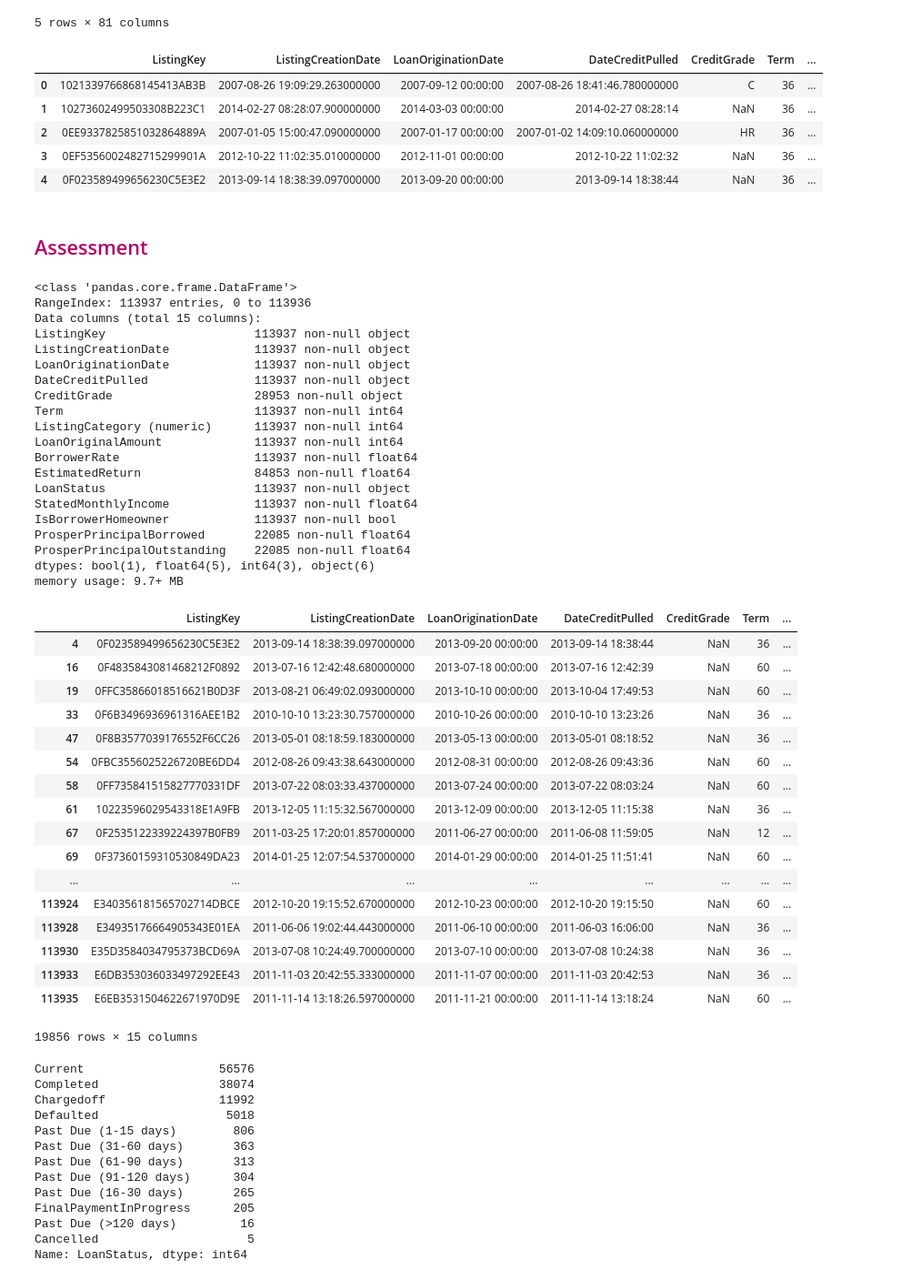
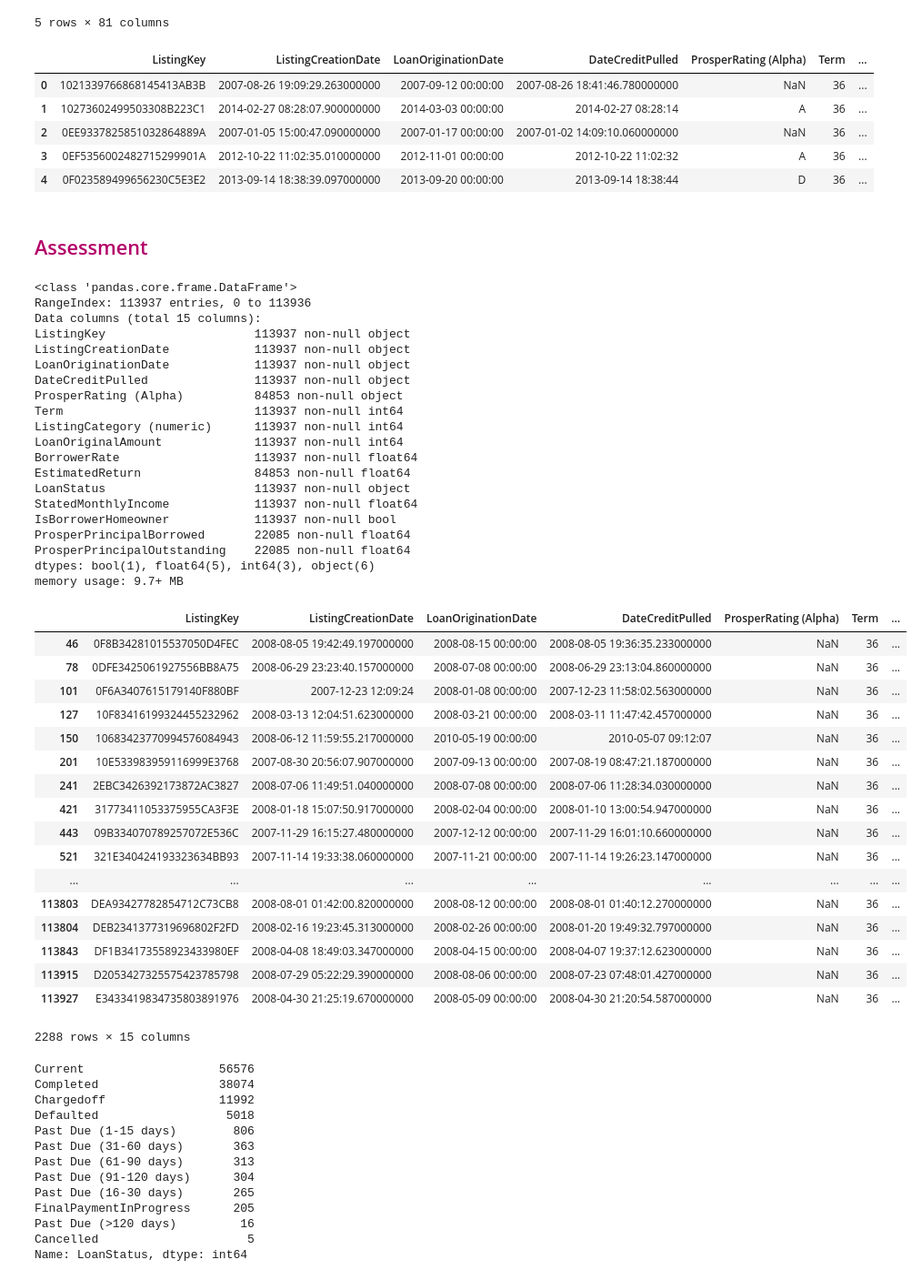
Before and after one commit to jovanmedfordDataAnalyst/loan-data-from-prosper, a Jupyter notebook: loan-analysis.ipynb, the cells around one changed output. Shown: that part at 91% size. Saved outputs shown, nothing was run; the diff lists cells and outputs as text; code cells hidden in the pictures.

Commit message:
chore: Swap Credit rate for ProsperRating

```diff
--- a/loan-analysis.ipynb
+++ b/loan-analysis.ipynb
@@ -23,16 +23,16 @@ df.head()
 | 4 | 0F023589499656230C5E3E2 | 909464 | 2013-09-14 18:38:39.097000000 | NaN | 36 | Current | NaN | ... |
 5 rows × 81 columns
 # %%
-keys = ["ListingKey","ListingCreationDate","LoanOriginationDate","DateCreditPulled","CreditGrade","Term","ListingCategory (numeric)","LoanOriginalAmount","BorrowerRate","EstimatedReturn","LoanStatus","StatedMonthlyIncome","IsBorrowerHomeowner","ProsperPrincipalBorrowed","ProsperPrincipalOutstanding"]
+keys = ["ListingKey","ListingCreationDate","LoanOriginationDate","DateCreditPulled","ProsperRating (Alpha)","Term","ListingCategory (numeric)","LoanOriginalAmount","BorrowerRate","EstimatedReturn","LoanStatus","StatedMonthlyIncome","IsBorrowerHomeowner","ProsperPrincipalBorrowed","ProsperPrincipalOutstanding"]
 # %%
 df[keys].head()
 # %% [output]
-|  | ListingKey | ListingCreationDate | LoanOriginationDate | DateCreditPulled | CreditGrade | Term | ... |
-| 0 | 1021339766868145413AB3B | 2007-08-26 19:09:29.263000000 | 2007-09-12 00:00:00 | 2007-08-26 18:41:46.780000000 | C | 36 | ... |
-| 1 | 10273602499503308B223C1 | 2014-02-27 08:28:07.900000000 | 2014-03-03 00:00:00 | 2014-02-27 08:28:14 | NaN | 36 | ... |
-| 2 | 0EE9337825851032864889A | 2007-01-05 15:00:47.090000000 | 2007-01-17 00:00:00 | 2007-01-02 14:09:10.060000000 | HR | 36 | ... |
-| 3 | 0EF5356002482715299901A | 2012-10-22 11:02:35.010000000 | 2012-11-01 00:00:00 | 2012-10-22 11:02:32 | NaN | 36 | ... |
-| 4 | 0F023589499656230C5E3E2 | 2013-09-14 18:38:39.097000000 | 2013-09-20 00:00:00 | 2013-09-14 18:38:44 | NaN | 36 | ... |
+|  | ListingKey | ListingCreationDate | LoanOriginationDate | DateCreditPulled | ProsperRating (Alpha) | Term | ... |
+| 0 | 1021339766868145413AB3B | 2007-08-26 19:09:29.263000000 | 2007-09-12 00:00:00 | 2007-08-26 18:41:46.780000000 | NaN | 36 | ... |
+| 1 | 10273602499503308B223C1 | 2014-02-27 08:28:07.900000000 | 2014-03-03 00:00:00 | 2014-02-27 08:28:14 | A | 36 | ... |
+| 2 | 0EE9337825851032864889A | 2007-01-05 15:00:47.090000000 | 2007-01-17 00:00:00 | 2007-01-02 14:09:10.060000000 | NaN | 36 | ... |
+| 3 | 0EF5356002482715299901A | 2012-10-22 11:02:35.010000000 | 2012-11-01 00:00:00 | 2012-10-22 11:02:32 | A | 36 | ... |
+| 4 | 0F023589499656230C5E3E2 | 2013-09-14 18:38:39.097000000 | 2013-09-20 00:00:00 | 2013-09-14 18:38:44 | D | 36 | ... |
 # %%
 loans = df[keys]
 # %% [markdown]
@@ -47,7 +47,7 @@ ListingKey                     113937 non-null object
 ListingCreationDate            113937 non-null object
 LoanOriginationDate            113937 non-null object
 DateCreditPulled               113937 non-null object
-CreditGrade                    28953 non-null object
+ProsperRating (Alpha)          84853 non-null object
 Term                           113937 non-null int64
 ListingCategory (numeric)      113937 non-null int64
 LoanOriginalAmount             113937 non-null int64
@@ -61,26 +61,26 @@ ProsperPrincipalOutstanding    22085 non-null float64
 dtypes: bool(1), float64(5), int64(3), object(6)
 memory usage: 9.7+ MB
 # %%
-loans[(loans["CreditGrade"].isnull()) & (loans["ProsperPrincipalBorrowed"].notnull())]
+loans[(loans["ProsperRating (Alpha)"].isnull()) & (loans["ProsperPrincipalBorrowed"].notnull())]
 # %% [output]
-|  | ListingKey | ListingCreationDate | LoanOriginationDate | DateCreditPulled | CreditGrade | Term | ... |
-| 4 | 0F023589499656230C5E3E2 | 2013-09-14 18:38:39.097000000 | 2013-09-20 00:00:00 | 2013-09-14 18:38:44 | NaN | 36 | ... |
-| 16 | 0F4835843081468212F0892 | 2013-07-16 12:42:48.680000000 | 2013-07-18 00:00:00 | 2013-07-16 12:42:39 | NaN | 60 | ... |
-| 19 | 0FFC35866018516621B0D3F | 2013-08-21 06:49:02.093000000 | 2013-10-10 00:00:00 | 2013-10-04 17:49:53 | NaN | 60 | ... |
-| 33 | 0F6B3496936961316AEE1B2 | 2010-10-10 13:23:30.757000000 | 2010-10-26 00:00:00 | 2010-10-10 13:23:26 | NaN | 36 | ... |
-| 47 | 0F8B3577039176552F6CC26 | 2013-05-01 08:18:59.183000000 | 2013-05-13 00:00:00 | 2013-05-01 08:18:52 | NaN | 36 | ... |
-| 54 | 0FBC3556025226720BE6DD4 | 2012-08-26 09:43:38.643000000 | 2012-08-31 00:00:00 | 2012-08-26 09:43:36 | NaN | 60 | ... |
-| 58 | 0FF735841515827770331DF | 2013-07-22 08:03:33.437000000 | 2013-07-24 00:00:00 | 2013-07-22 08:03:24 | NaN | 60 | ... |
-| 61 | 10223596029543318E1A9FB | 2013-12-05 11:15:32.567000000 | 2013-12-09 00:00:00 | 2013-12-05 11:15:38 | NaN | 36 | ... |
-| 67 | 0F2535122339224397B0FB9 | 2011-03-25 17:20:01.857000000 | 2011-06-27 00:00:00 | 2011-06-08 11:59:05 | NaN | 12 | ... |
-| 69 | 0F37360159310530849DA23 | 2014-01-25 12:07:54.537000000 | 2014-01-29 00:00:00 | 2014-01-25 11:51:41 | NaN | 60 | ... |
+|  | ListingKey | ListingCreationDate | LoanOriginationDate | DateCreditPulled | ProsperRating (Alpha) | Term | ... |
+| 46 | 0F8B34281015537050D4FEC | 2008-08-05 19:42:49.197000000 | 2008-08-15 00:00:00 | 2008-08-05 19:36:35.233000000 | NaN | 36 | ... |
+| 78 | 0DFE3425061927556BB8A75 | 2008-06-29 23:23:40.157000000 | 2008-07-08 00:00:00 | 2008-06-29 23:13:04.860000000 | NaN | 36 | ... |
+| 101 | 0F6A3407615179140F880BF | 2007-12-23 12:09:24 | 2008-01-08 00:00:00 | 2007-12-23 11:58:02.563000000 | NaN | 36 | ... |
+| 127 | 10F83416199324455232962 | 2008-03-13 12:04:51.623000000 | 2008-03-21 00:00:00 | 2008-03-11 11:47:42.457000000 | NaN | 36 | ... |
+| 150 | 10683423770994576084943 | 2008-06-12 11:59:55.217000000 | 2010-05-19 00:00:00 | 2010-05-07 09:12:07 | NaN | 36 | ... |
+| 201 | 10E533983959116999E3768 | 2007-08-30 20:56:07.907000000 | 2007-09-13 00:00:00 | 2007-08-19 08:47:21.187000000 | NaN | 36 | ... |
+| 241 | 2EBC3426392173872AC3827 | 2008-07-06 11:49:51.040000000 | 2008-07-08 00:00:00 | 2008-07-06 11:28:34.030000000 | NaN | 36 | ... |
+| 421 | 31773411053375955CA3F3E | 2008-01-18 15:07:50.917000000 | 2008-02-04 00:00:00 | 2008-01-10 13:00:54.947000000 | NaN | 36 | ... |
+| 443 | 09B334070789257072E536C | 2007-11-29 16:15:27.480000000 | 2007-12-12 00:00:00 | 2007-11-29 16:01:10.660000000 | NaN | 36 | ... |
+| 521 | 321E340424193323634BB93 | 2007-11-14 19:33:38.060000000 | 2007-11-21 00:00:00 | 2007-11-14 19:26:23.147000000 | NaN | 36 | ... |
 | ... | ... | ... | ... | ... | ... | ... | ... |
-| 113924 | E340356181565702714DBCE | 2012-10-20 19:15:52.670000000 | 2012-10-23 00:00:00 | 2012-10-20 19:15:50 | NaN | 60 | ... |
-| 113928 | E34935176664905343E01EA | 2011-06-06 19:02:44.443000000 | 2011-06-10 00:00:00 | 2011-06-03 16:06:00 | NaN | 36 | ... |
-| 113930 | E35D3584034795373BCD69A | 2013-07-08 10:24:49.700000000 | 2013-07-10 00:00:00 | 2013-07-08 10:24:38 | NaN | 36 | ... |
-| 113933 | E6DB353036033497292EE43 | 2011-11-03 20:42:55.333000000 | 2011-11-07 00:00:00 | 2011-11-03 20:42:53 | NaN | 36 | ... |
-| 113935 | E6EB3531504622671970D9E | 2011-11-14 13:18:26.597000000 | 2011-11-21 00:00:00 | 2011-11-14 13:18:24 | NaN | 60 | ... |
+| 113803 | DEA93427782854712C73CB8 | 2008-08-01 01:42:00.820000000 | 2008-08-12 00:00:00 | 2008-08-01 01:40:12.270000000 | NaN | 36 | ... |
+| 113804 | DEB2341377319696802F2FD | 2008-02-16 19:23:45.313000000 | 2008-02-26 00:00:00 | 2008-01-20 19:49:32.797000000 | NaN | 36 | ... |
+| 113843 | DF1B34173558923433980EF | 2008-04-08 18:49:03.347000000 | 2008-04-15 00:00:00 | 2008-04-07 19:37:12.623000000 | NaN | 36 | ... |
+| 113915 | D2053427325575423785798 | 2008-07-29 05:22:29.390000000 | 2008-08-06 00:00:00 | 2008-07-23 07:48:01.427000000 | NaN | 36 | ... |
+| 113927 | E3433419834735803891976 | 2008-04-30 21:25:19.670000000 | 2008-05-09 00:00:00 | 2008-04-30 21:20:54.587000000 | NaN | 36 | ... |
-19856 rows × 15 columns
+2288 rows × 15 columns
 # %%
 df.LoanStatus.value_counts()
 # %% [output]
```
